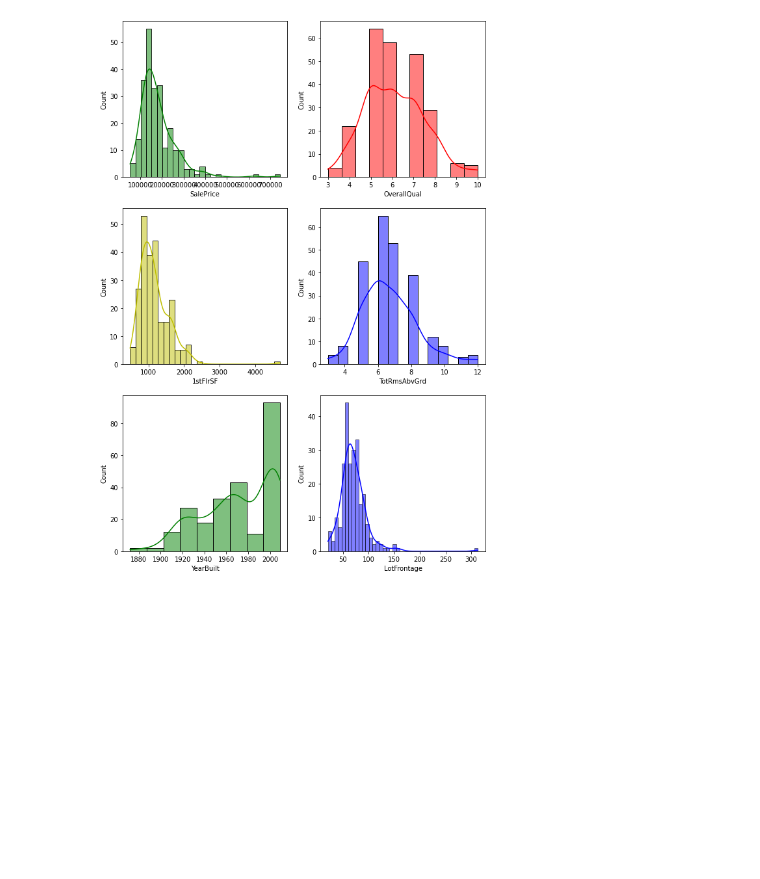
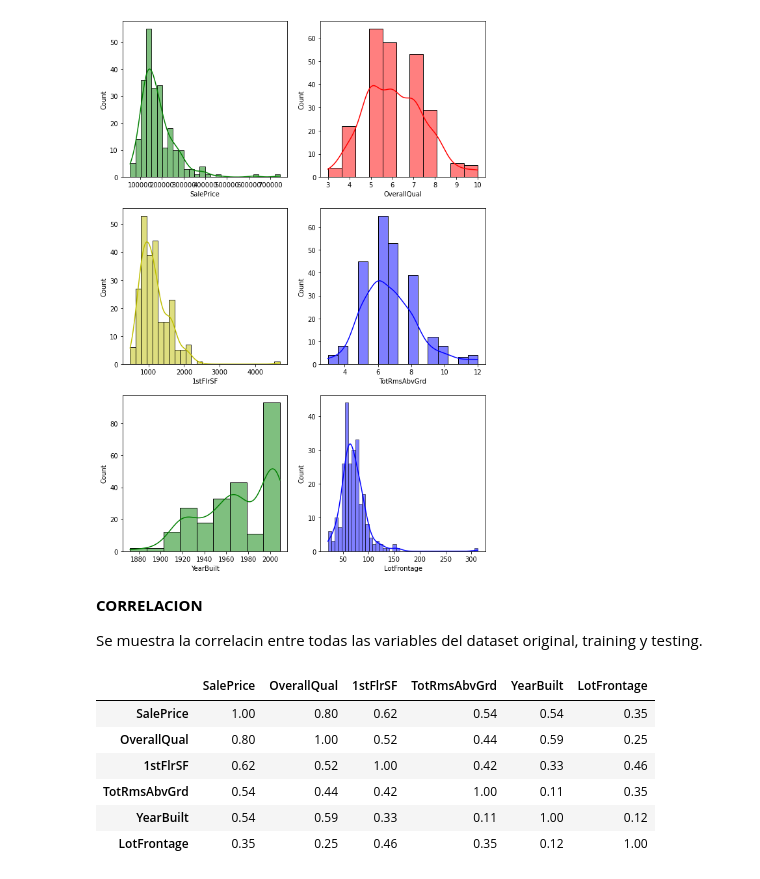
Before and after one commit to macde58/Proyecto-Final, a Jupyter notebook: Proyecto_Final_MAC.ipynb, the cells around one changed output. Saved outputs shown, nothing was run; the diff lists cells and outputs as text; code cells hidden in the pictures; blank space fills up the shorter version.

```diff
--- a/Proyecto_Final_MAC.ipynb
+++ b/Proyecto_Final_MAC.ipynb
@@ -205,3 +205,19 @@ for i in range(0,len(columnas)):
 # %% [output]
 HISTOGRAMAS PARA DATOS TESTING
 [figure]
+# %% [markdown]
+**CORRELACION**
+
+Se muestra la correlacin entre todas las variables  del dataset original, training y testing.
+# %%
+#Dataset Original
+correlacion_dataframe=round(data_frame.corr(),2)
+correlacion_dataframe
+# %% [output]
+|  | SalePrice | OverallQual | 1stFlrSF | TotRmsAbvGrd | YearBuilt | LotFrontage |
+| SalePrice | 1.00 | 0.80 | 0.62 | 0.54 | 0.54 | 0.35 |
+| OverallQual | 0.80 | 1.00 | 0.52 | 0.44 | 0.59 | 0.25 |
+| 1stFlrSF | 0.62 | 0.52 | 1.00 | 0.42 | 0.33 | 0.46 |
+| TotRmsAbvGrd | 0.54 | 0.44 | 0.42 | 1.00 | 0.11 | 0.35 |
+| YearBuilt | 0.54 | 0.59 | 0.33 | 0.11 | 1.00 | 0.12 |
+| LotFrontage | 0.35 | 0.25 | 0.46 | 0.35 | 0.12 | 1.00 |
```
Also changed, not shown: parts of 6 cells of this notebook.
